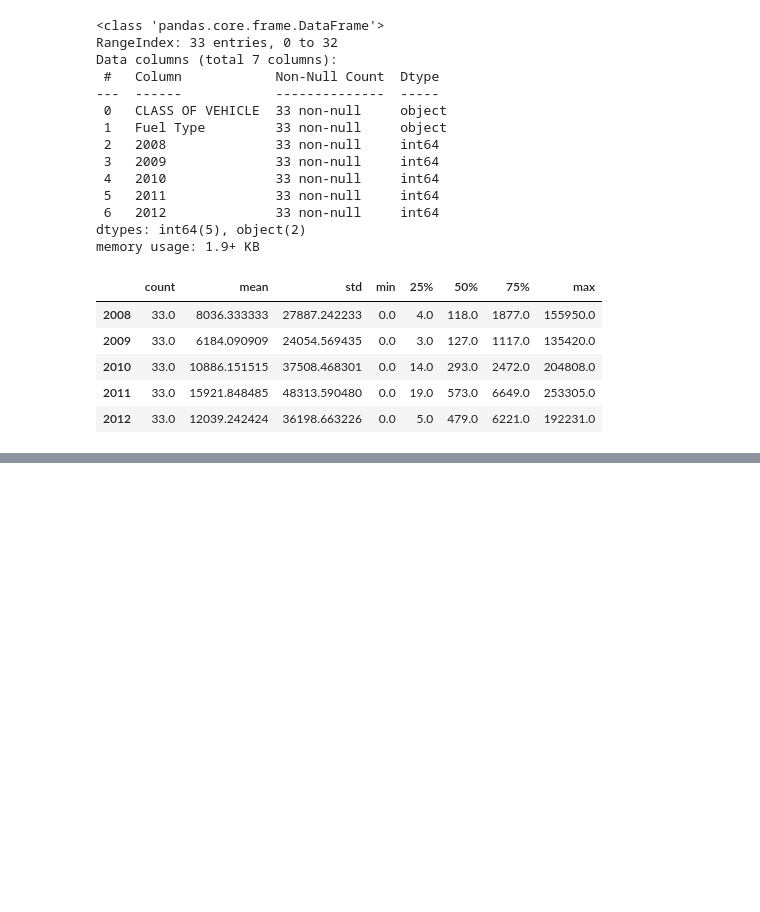
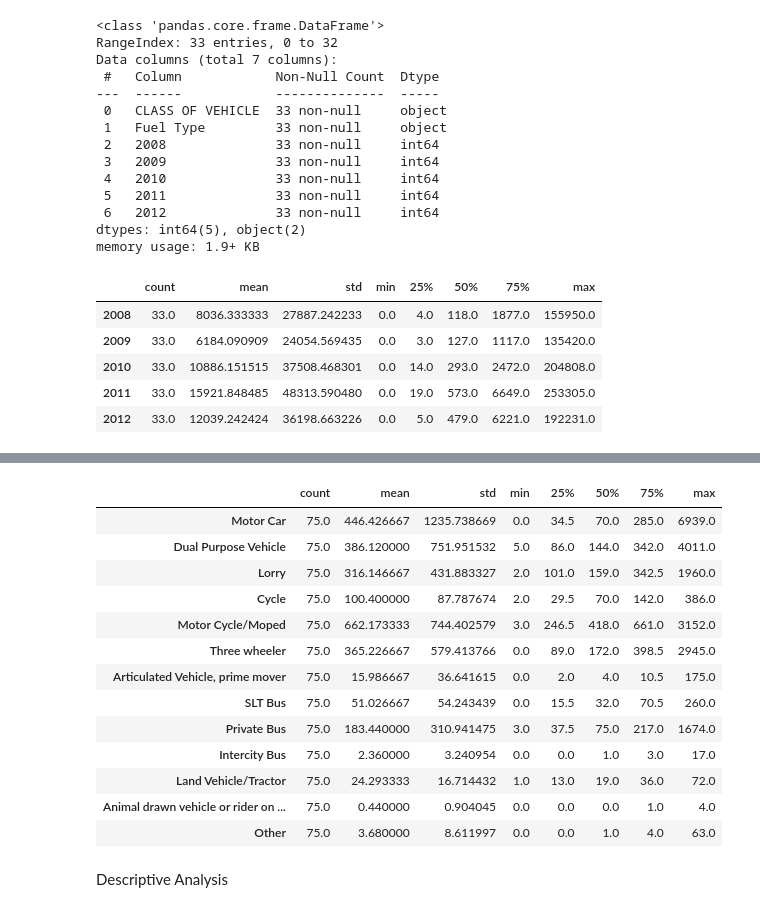
Before and after one commit to Vithyashagar/Infographic-Poster, a Jupyter notebook: 248382A_infographic_analysis.ipynb, the cells around one changed output, grey strips where cells are left out. Cells and saved outputs as stored; diff of their text form; code cells hidden in the pictures; blank space fills up the shorter version.

```diff
--- a/248382A_infographic_analysis.ipynb
+++ b/248382A_infographic_analysis.ipynb
@@ -131,0 +277,11 @@ injury_2012.head()
+# %%
+type_2010.drop(columns="Total", inplace=True)
+type_2011.drop(columns="Total", inplace=True)
+type_2012.drop(columns="Total", inplace=True)
+
+type_2010["Year"] = "2010"
+type_2011["Year"] = "2011"
+type_2012["Year"] = "2012"
+# %%
+vehicle_type = pd.concat([type_2010, type_2011, type_2012], axis=0, ignore_index=True)
+vehicle_type.info()
@@ -131,0 +306,19 @@ injury_2012.head()
+# %%
+vehicle_type.describe().T
+# %% [output]
+|  | count | mean | std | min | 25% | 50% | 75% | max |
+| Motor Car | 75.0 | 446.426667 | 1235.738669 | 0.0 | 34.5 | 70.0 | 285.0 | 6939.0 |
+| Dual Purpose Vehicle | 75.0 | 386.120000 | 751.951532 | 5.0 | 86.0 | 144.0 | 342.0 | 4011.0 |
+| Lorry | 75.0 | 316.146667 | 431.883327 | 2.0 | 101.0 | 159.0 | 342.5 | 1960.0 |
+| Cycle | 75.0 | 100.400000 | 87.787674 | 2.0 | 29.5 | 70.0 | 142.0 | 386.0 |
+| Motor Cycle/Moped | 75.0 | 662.173333 | 744.402579 | 3.0 | 246.5 | 418.0 | 661.0 | 3152.0 |
+| Three wheeler | 75.0 | 365.226667 | 579.413766 | 0.0 | 89.0 | 172.0 | 398.5 | 2945.0 |
+| Articulated Vehicle, prime mover | 75.0 | 15.986667 | 36.641615 | 0.0 | 2.0 | 4.0 | 10.5 | 175.0 |
+| SLT Bus | 75.0 | 51.026667 | 54.243439 | 0.0 | 15.5 | 32.0 | 70.5 | 260.0 |
+| Private Bus | 75.0 | 183.440000 | 310.941475 | 3.0 | 37.5 | 75.0 | 217.0 | 1674.0 |
+| Intercity Bus | 75.0 | 2.360000 | 3.240954 | 0.0 | 0.0 | 1.0 | 3.0 | 17.0 |
+| Land Vehicle/Tractor | 75.0 | 24.293333 | 16.714432 | 1.0 | 13.0 | 19.0 | 36.0 | 72.0 |
+| Animal drawn vehicle or rider on ... | 75.0 | 0.440000 | 0.904045 | 0.0 | 0.0 | 0.0 | 1.0 | 4.0 |
+| Other | 75.0 | 3.680000 | 8.611997 | 0.0 | 0.0 | 1.0 | 4.0 | 63.0 |
+# %% [markdown]
+Descriptive Analysis
```
Also changed, not shown: parts of 34 cells of this notebook.
